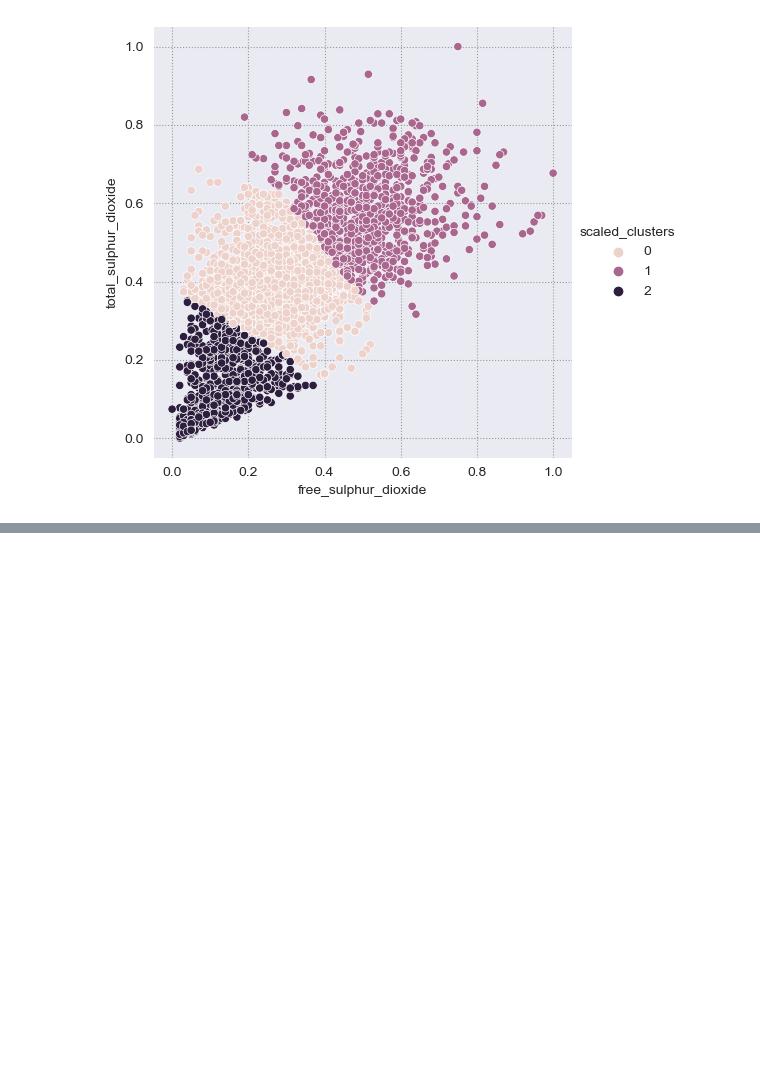
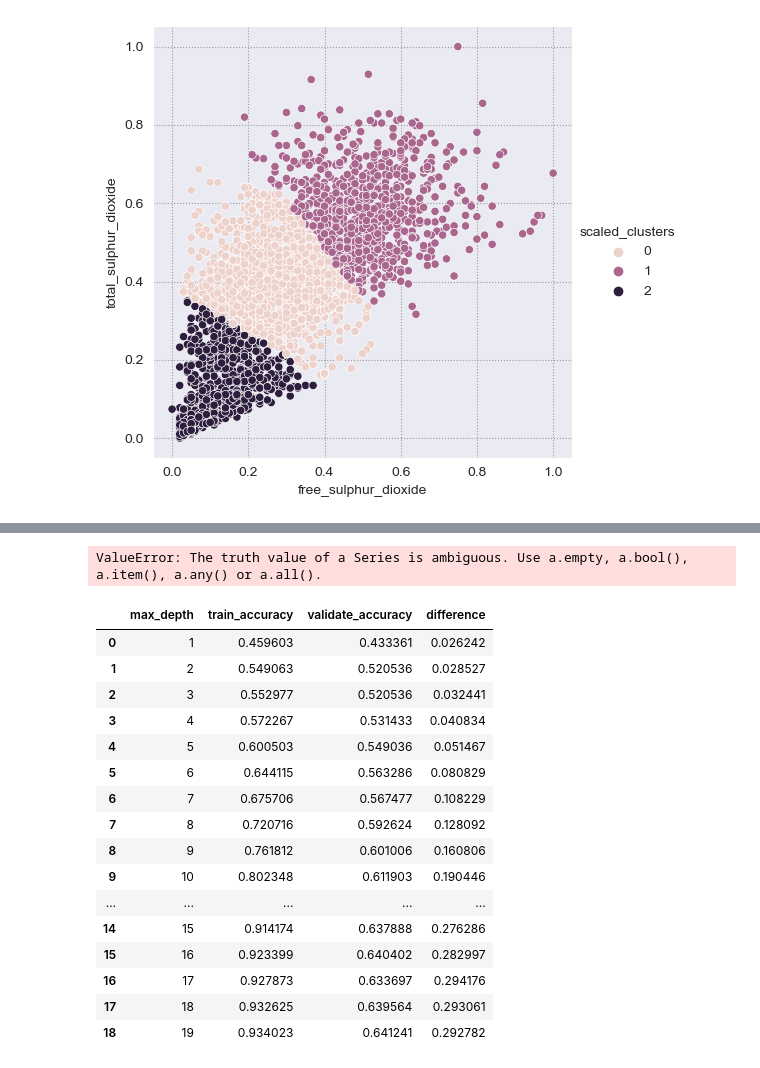
Before and after one commit to clustering-the-wines/wine_clustering, a Jupyter notebook: shawn_workbook.ipynb, the cells around one changed output, grey strips where cells are left out. Drawn from its saved outputs; the diff is of its cells as text; code cells hidden in the pictures; blank space fills up the shorter version.

Commit message:
Updating workbook and modeling functions

```diff
--- a/shawn_workbook.ipynb
+++ b/shawn_workbook.ipynb
@@ -581,0 +607,6 @@ X_test.head(1)
+# %%
+X_train = pd.get_dummies(X_train, columns=['acidity_areas', 'sulphur_dioxide_clusters', 'wine_type'], drop_first=True)
+# %%
+X_validate = pd.get_dummies(X_validate, columns=['acidity_areas', 'sulphur_dioxide_clusters', 'wine_type'], drop_first=True)
+# %%
+X_test = pd.get_dummies(X_test, columns=['acidity_areas', 'sulphur_dioxide_clusters', 'wine_type'], drop_first=True)
@@ -581,0 +699,67 @@ X_test.head(1)
+# %%
+def rf_gen(df, col):
+
+    metrics = []
+
+    seed = 42
+
+    for i in range(1, 20):
+        '''
+        This function will create a dataframe of Random Forest models of varying max_depths and compare the differences from the train and validate sets and return the dataframe. It requires the variable names to be: X_train, y_train, X_validate, and y_validate.
+        '''
+        train, validate, test = subset_df(df, stratify=col)
+        X_train, y_train, X_validate, y_validate, X_test, y_test = xy_subsets(train, validate, test, col)
+
+        X_train = pd.get_dummies(X_train, columns=['wine_type'], drop_first=True)
+        X_validate = pd.get_dummies(X_validate, columns=['wine_type'], drop_first=True)
+        X_test = pd.get_dummies(X_test, columns=['wine_type'], drop_first=True)
+
+        rf = RandomForestClassifier(max_depth=i, min_samples_leaf=3, n_estimators=200, random_state=42)
+        rf = rf.fit(X_train, y_train)
+
+        in_sample_accuracy = rf.score(X_train, y_train)
+        out_of_sample_accuracy = rf.score(X_validate, y_validate)
+        output = {
+            "max_depth": i,
+            "train_accuracy": in_sample_accuracy,
+            "validate_accuracy": out_of_sample_accuracy
+            }
+
+        metrics.append(output)
+
+    df = pd.DataFrame(metrics)
+    df["difference"] = df.train_accuracy - df.validate_accuracy
+
+    return df
+# %%
+cat_cols = []
+
+cont_cols = []
+
+for col in df.dtypes:
+
+    if df.dtypes == 'object':
+
+        cat_cols.append(col)
+# %% [output]
+ValueError: The truth value of a Series is ambiguous. Use a.empty, a.bool(), a.item(), a.any() or a.all().
+# %%
+rf_gen(df, 'quality')
+# %% [output]
+|  | max_depth | train_accuracy | validate_accuracy | difference |
+| 0 | 1 | 0.459603 | 0.433361 | 0.026242 |
+| 1 | 2 | 0.549063 | 0.520536 | 0.028527 |
+| 2 | 3 | 0.552977 | 0.520536 | 0.032441 |
+| 3 | 4 | 0.572267 | 0.531433 | 0.040834 |
+| 4 | 5 | 0.600503 | 0.549036 | 0.051467 |
+| 5 | 6 | 0.644115 | 0.563286 | 0.080829 |
+| 6 | 7 | 0.675706 | 0.567477 | 0.108229 |
+| 7 | 8 | 0.720716 | 0.592624 | 0.128092 |
+| 8 | 9 | 0.761812 | 0.601006 | 0.160806 |
+| 9 | 10 | 0.802348 | 0.611903 | 0.190446 |
+| ... | ... | ... | ... | ... |
+| 14 | 15 | 0.914174 | 0.637888 | 0.276286 |
+| 15 | 16 | 0.923399 | 0.640402 | 0.282997 |
+| 16 | 17 | 0.927873 | 0.633697 | 0.294176 |
+| 17 | 18 | 0.932625 | 0.639564 | 0.293061 |
+| 18 | 19 | 0.934023 | 0.641241 | 0.292782 |
```
Also changed, not shown: parts of 43 cells of this notebook, 1 other file.
